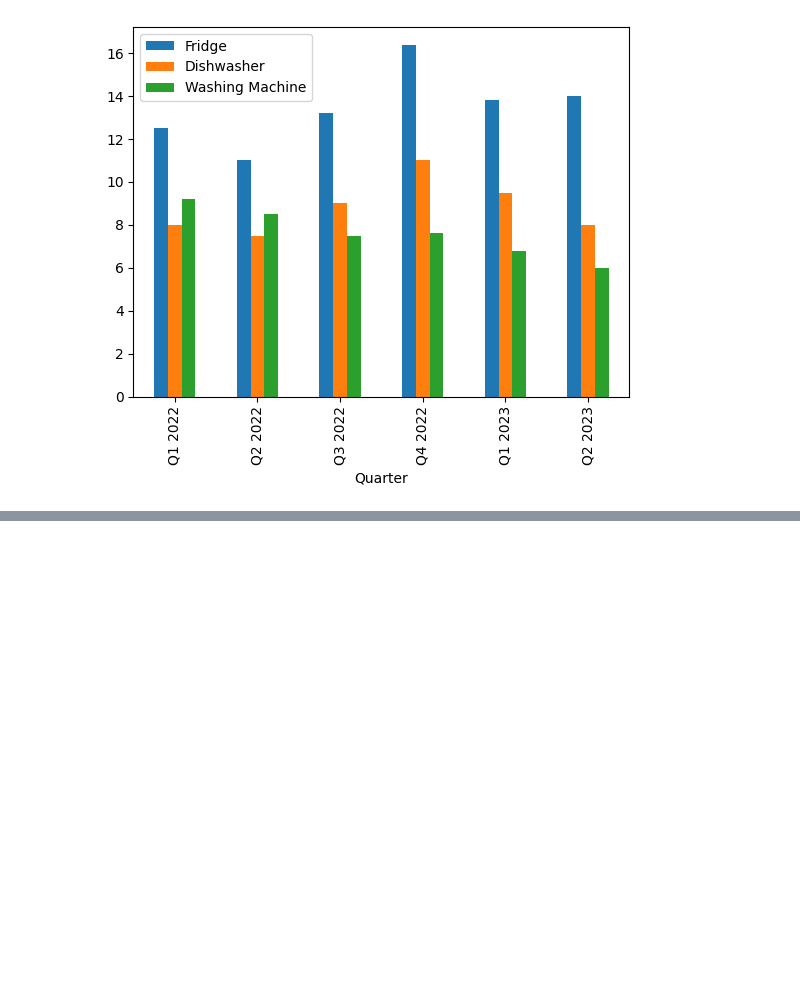
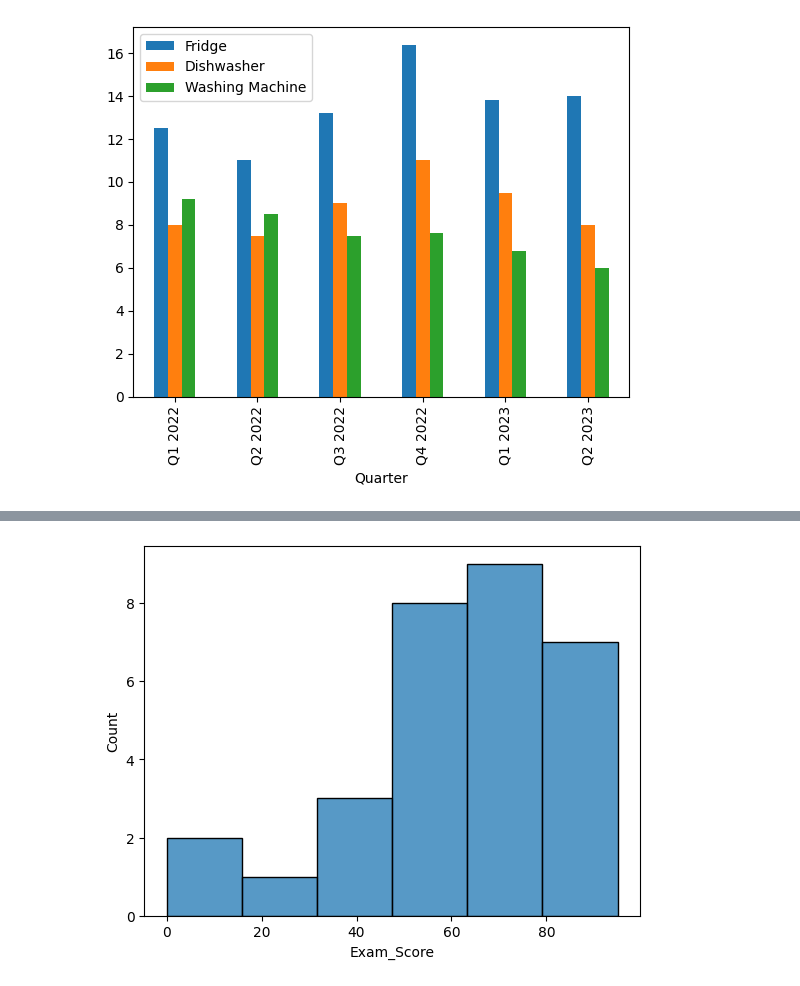
Before and after one commit to azeem932356/Numpy-Pandas-OpenCV-DataVisualization-DataScraping, a Jupyter notebook: Pandas/Pandas.ipynb, the cells around one changed output, grey strips where cells are left out. Cells and saved outputs as stored; diff of their text form; code cells hidden in the pictures; blank space fills up the shorter version.

```diff
--- a/Pandas/Pandas.ipynb
+++ b/Pandas/Pandas.ipynb
@@ -1414,0 +1413,4 @@ plt.show()
+# %%
+#histogram
+df_score= pd.read_excel("histograms.xlsx")
+df_score
@@ -1414,0 +1435,5 @@ plt.show()
+# %%
+sns.histplot(df_score["Exam_Score"])
+plt.show()
+# %% [output]
+[figure, added]
```
Also changed, not shown: parts of 4 cells of this notebook.
